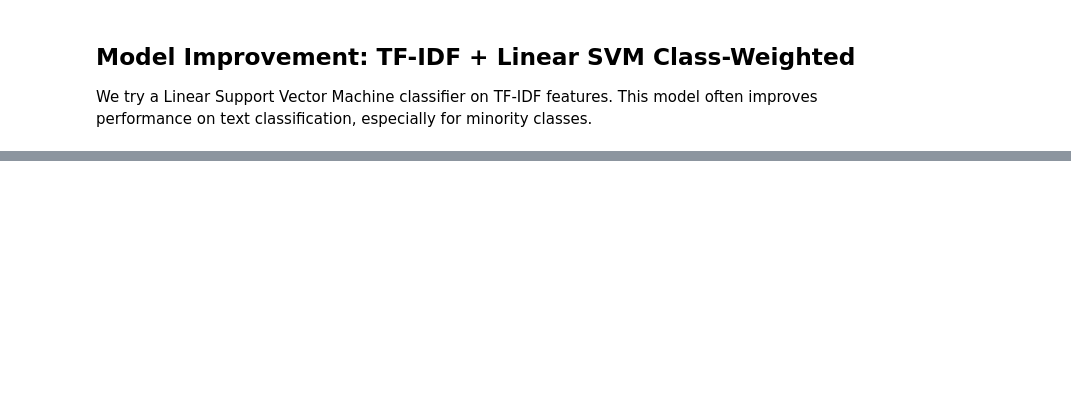
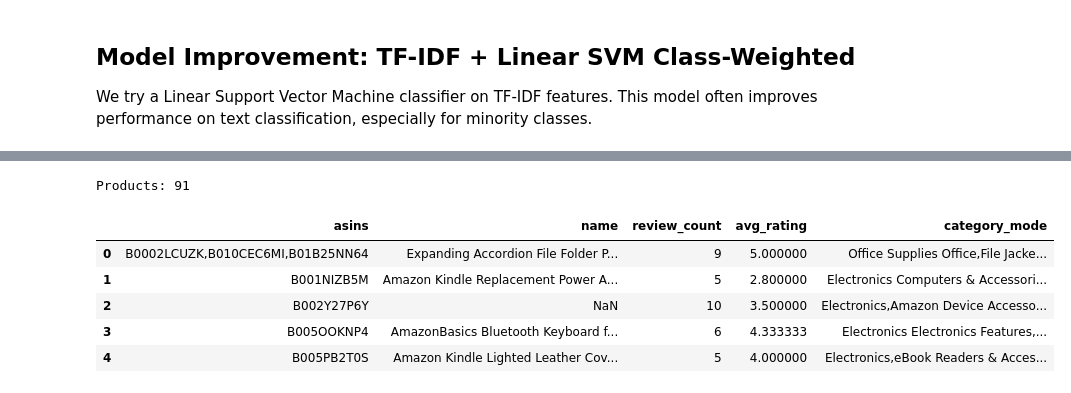
Before and after one commit to benhuntdev/Iron-kaggle-project---AI-user-reviews-aggregator, a Jupyter notebook: code/model2.ipynb, the cells around one changed output, grey strips where cells are left out. Cells and saved outputs as stored; diff of their text form; code cells hidden in the pictures; blank space fills up the shorter version.

```diff
--- a/code/model2.ipynb
+++ b/code/model2.ipynb
@@ -422,0 +458,25 @@ weighted avg       0.95      0.95      0.95     12808
+# %%
+product_text_df = (
+    df_merged
+    .dropna(subset=["asins"])
+    .assign(review_text=df_merged["reviews.text"].fillna("").astype(str))
+    .groupby("asins", as_index=False)
+    .agg(
+        product_reviews_text=("review_text", lambda x: " ".join(x.tolist())),
+        review_count=("review_text", "size"),
+        avg_rating=("reviews.rating", "mean"),
+        name=("name", lambda x: x.mode().iloc[0] if not x.mode().empty else x.iloc[0]),
+        category_mode=("combined_categories", lambda x: x.mode().iloc[0] if not x.mode().empty else "")
+    )
+)
+
+print("Products:", product_text_df.shape[0])
+product_text_df[["asins","name","review_count","avg_rating","category_mode"]].head()
+# %% [output]
+Products: 91
+|  | asins | name | review_count | avg_rating | category_mode |
+| 0 | B0002LCUZK,B010CEC6MI,B01B25NN64 | Expanding Accordion File Folder P... | 9 | 5.000000 | Office Supplies Office,File Jacke... |
+| 1 | B001NIZB5M | Amazon Kindle Replacement Power A... | 5 | 2.800000 | Electronics Computers & Accessori... |
+| 2 | B002Y27P6Y | NaN | 10 | 3.500000 | Electronics,Amazon Device Accesso... |
+| 3 | B005OOKNP4 | AmazonBasics Bluetooth Keyboard f... | 6 | 4.333333 | Electronics Electronics Features,... |
+| 4 | B005PB2T0S | Amazon Kindle Lighted Leather Cov... | 5 | 4.000000 | Electronics,eBook Readers & Acces... |
```
Also changed, not shown: parts of 40 cells of this notebook, 2 other files.
